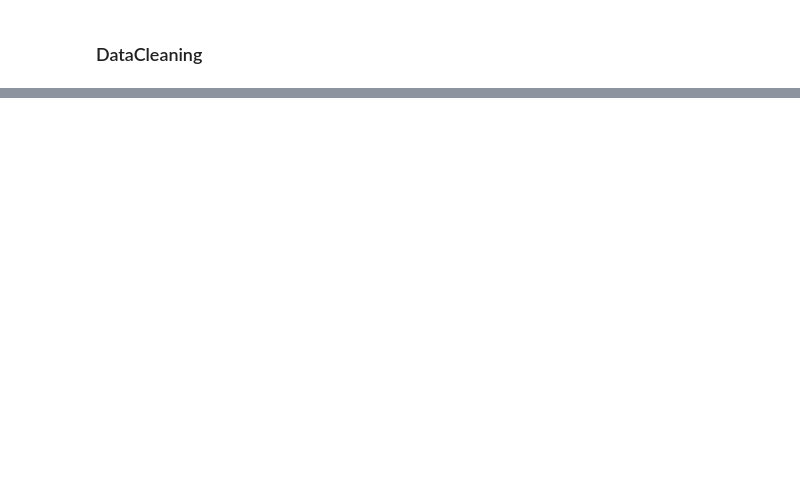
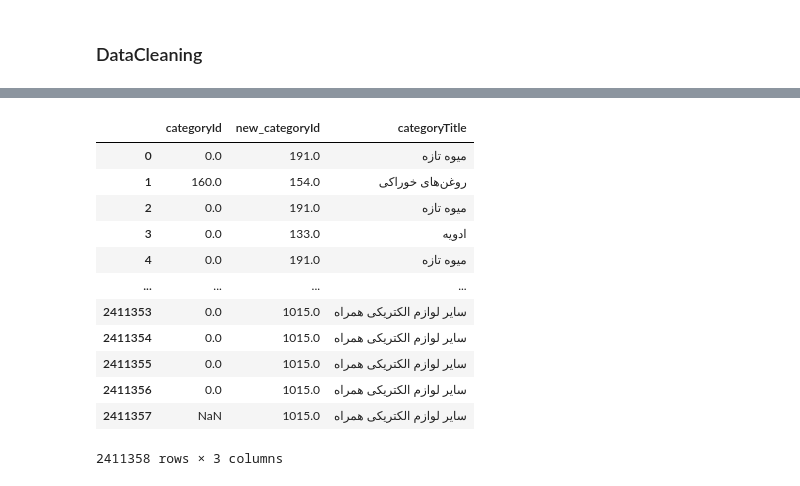
Before and after one commit to AmiinGholami/Basalam, a Jupyter notebook: Project.ipynb, the cells around one changed output, grey strips where cells are left out. Cells and saved outputs as stored; diff of their text form; code cells hidden in the pictures; blank space fills up the shorter version.

```diff
--- a/Project.ipynb
+++ b/Project.ipynb
@@ -124,0 +77,17 @@ for col in ['isFreeShipping', 'IsAvailable', 'IsSaleable']:
+# %%
+df_cat = df_products[['categoryId', 'new_categoryId','categoryTitle']]
+df_cat
+# %% [output]
+|  | categoryId | new_categoryId | categoryTitle |
+| 0 | 0.0 | 191.0 | میوه تازه |
+| 1 | 160.0 | 154.0 | روغن‌های خوراکی |
+| 2 | 0.0 | 191.0 | میوه تازه |
+| 3 | 0.0 | 133.0 | ادویه |
+| 4 | 0.0 | 191.0 | میوه تازه |
+| ... | ... | ... | ... |
+| 2411353 | 0.0 | 1015.0 | سایر لوازم الکتریکی همراه |
+| 2411354 | 0.0 | 1015.0 | سایر لوازم الکتریکی همراه |
+| 2411355 | 0.0 | 1015.0 | سایر لوازم الکتریکی همراه |
+| 2411356 | 0.0 | 1015.0 | سایر لوازم الکتریکی همراه |
+| 2411357 | NaN | 1015.0 | سایر لوازم الکتریکی همراه |
+2411358 rows × 3 columns
```
Also changed, not shown: parts of 27 cells of this notebook.
